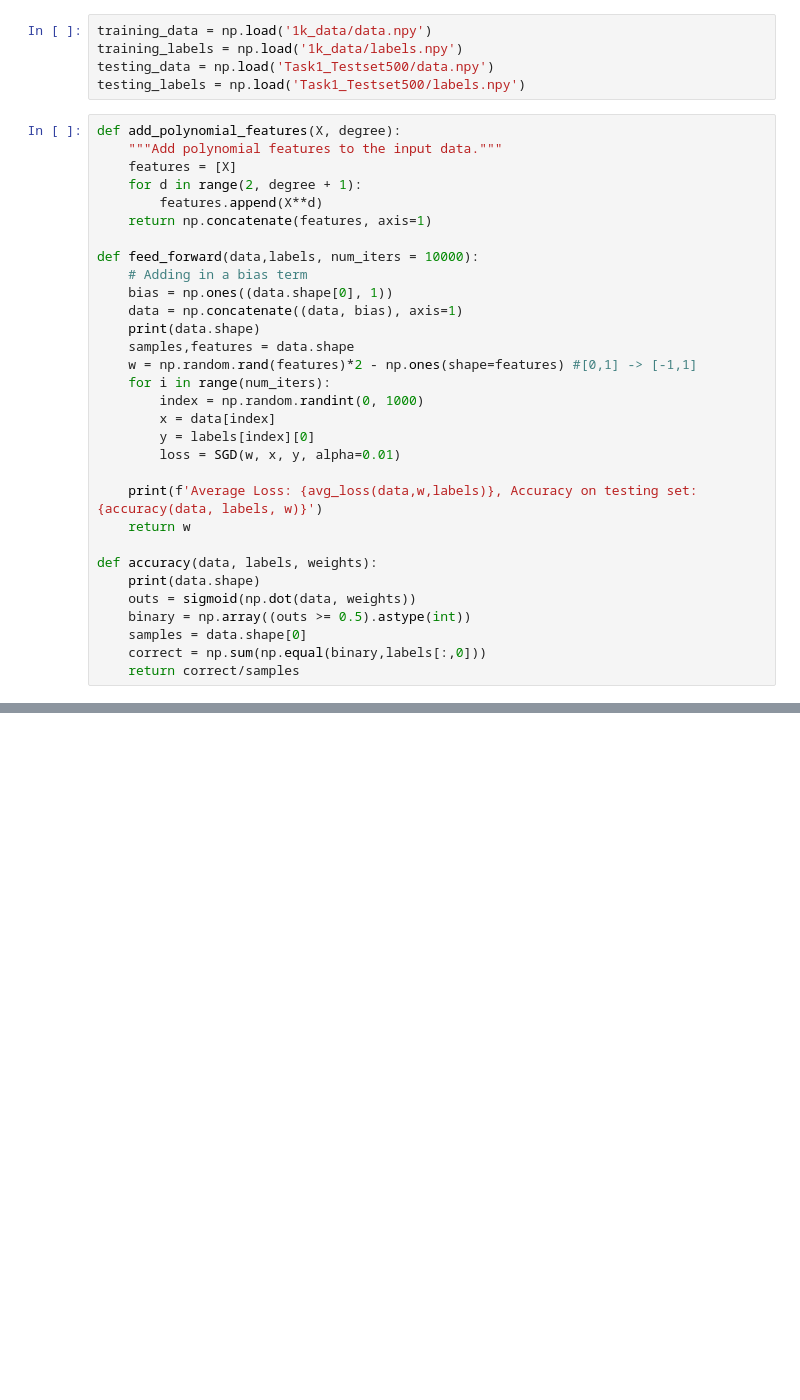
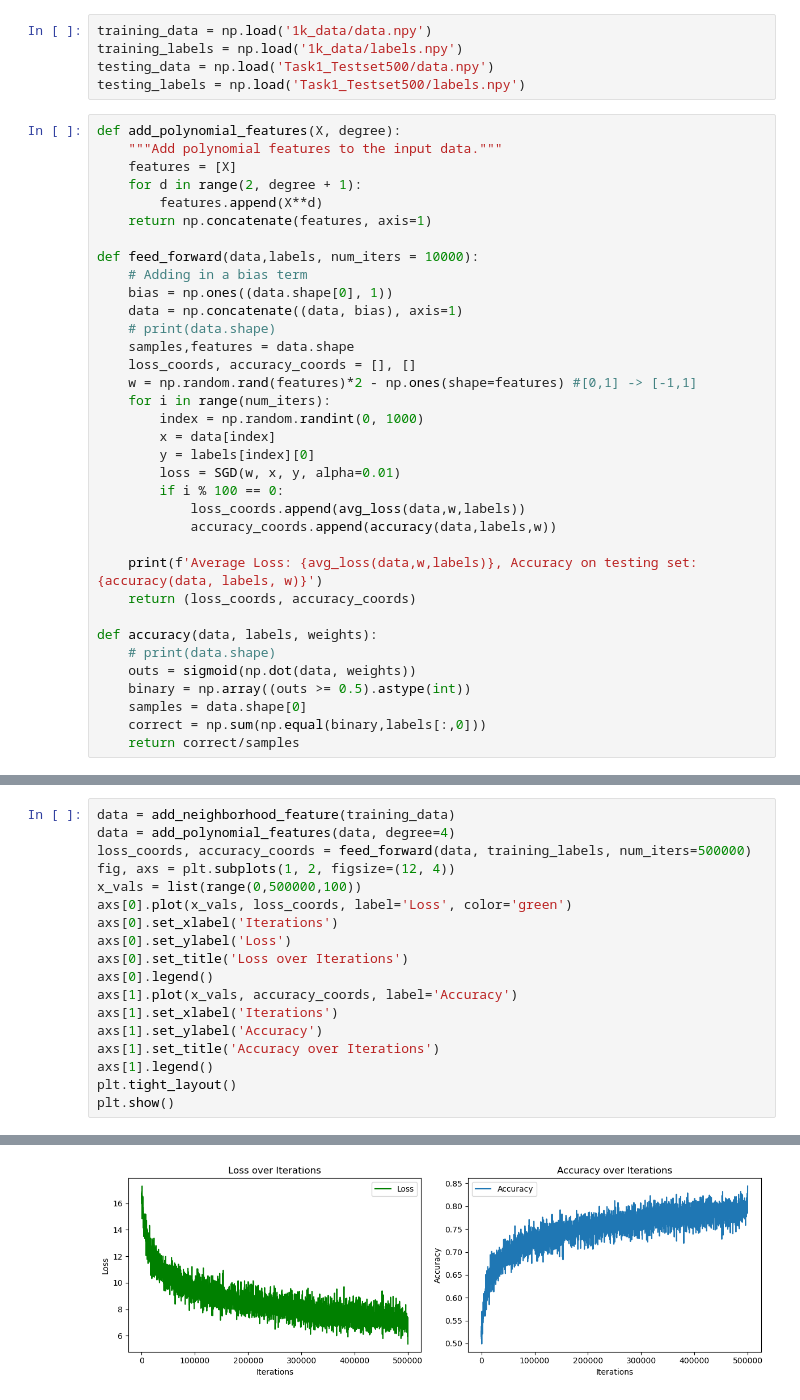
Before and after one commit to RohithM25/Wire-Cutting-Model-Training, a Jupyter notebook: sinas_notebook.ipynb, the cells around one changed output, grey strips where cells are left out. Saved outputs shown, nothing was run; the diff lists cells and outputs as text; blank space fills up the shorter version.

```diff
--- a/sinas_notebook.ipynb
+++ b/sinas_notebook.ipynb
@@ -18,20 +21,24 @@ def feed_forward(data,labels, num_iters = 10000):
     # Adding in a bias term
     bias = np.ones((data.shape[0], 1))
     data = np.concatenate((data, bias), axis=1)
-    print(data.shape)
+    # print(data.shape)
     samples,features = data.shape
+    loss_coords, accuracy_coords = [], []
     w = np.random.rand(features)*2 - np.ones(shape=features) #[0,1] -> [-1,1]
     for i in range(num_iters):
         index = np.random.randint(0, 1000)
         x = data[index]
         y = labels[index][0]
         loss = SGD(w, x, y, alpha=0.01)
+        if i % 100 == 0:
+            loss_coords.append(avg_loss(data,w,labels))
+            accuracy_coords.append(accuracy(data,labels,w))
 
     print(f'Average Loss: {avg_loss(data,w,labels)}, Accuracy on testing set: {accuracy(data, labels, w)}')
-    return w
+    return (loss_coords, accuracy_coords)
 
 def accuracy(data, labels, weights):
-    print(data.shape)
+    # print(data.shape)
     outs = sigmoid(np.dot(data, weights))
     binary = np.array((outs >= 0.5).astype(int))
     samples = data.shape[0]
@@ -76,0 +47,19 @@ Average Loss: 7.045910382976026, Accuracy on testing set: 0.796
+# %%
+data = add_neighborhood_feature(training_data)
+data = add_polynomial_features(data, degree=4)
+loss_coords, accuracy_coords = feed_forward(data, training_labels, num_iters=500000)
+fig, axs = plt.subplots(1, 2, figsize=(12, 4))
+x_vals = list(range(0,500000,100))
+axs[0].plot(x_vals, loss_coords, label='Loss', color='green')
+axs[0].set_xlabel('Iterations')
+axs[0].set_ylabel('Loss')
+axs[0].set_title('Loss over Iterations')
+axs[0].legend()
+axs[1].plot(x_vals, accuracy_coords, label='Accuracy')
+axs[1].set_xlabel('Iterations')
+axs[1].set_ylabel('Accuracy')
+axs[1].set_title('Accuracy over Iterations')
+axs[1].legend()
+plt.tight_layout()
+plt.show()
+# %% [output]
@@ -77,2 +67,3 @@ Average Loss: 7.045910382976026, Accuracy on testing set: 0.796
+[figure, added]
 # %%
 # now we add these same data features to our testing data
```
Also changed, not shown: parts of 4 cells of this notebook, 1 other file.
